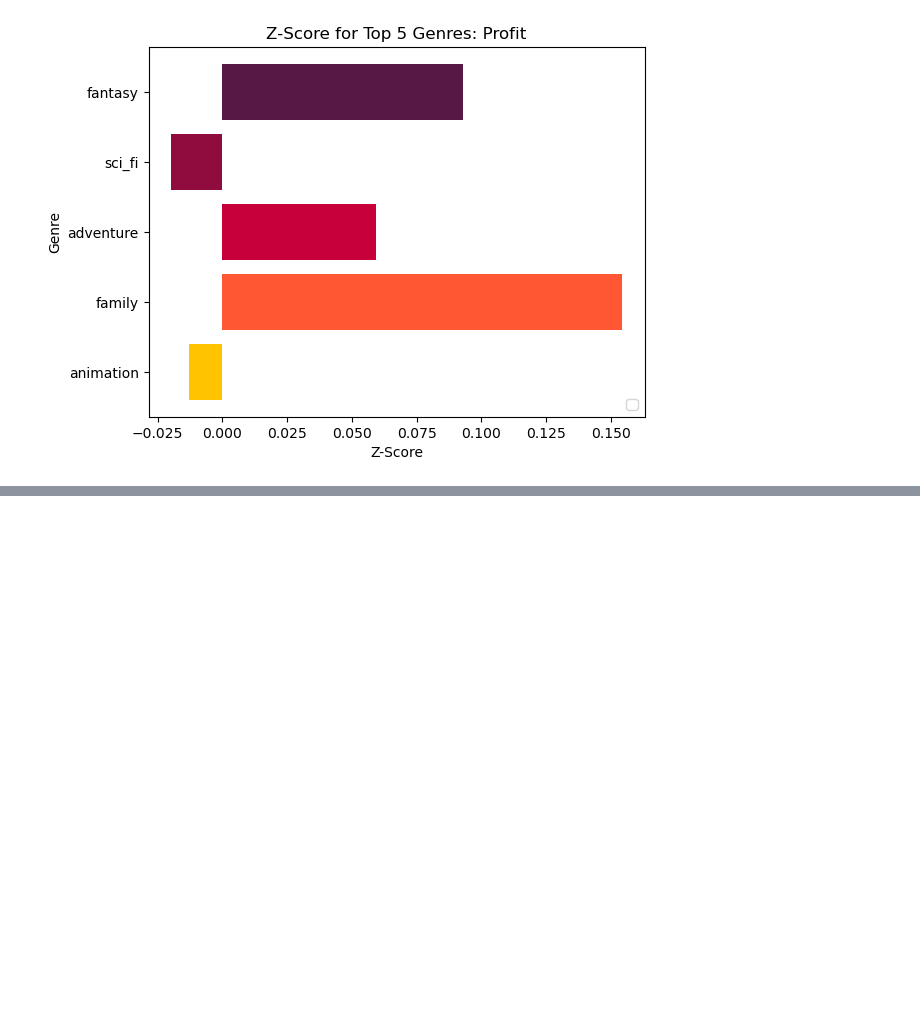
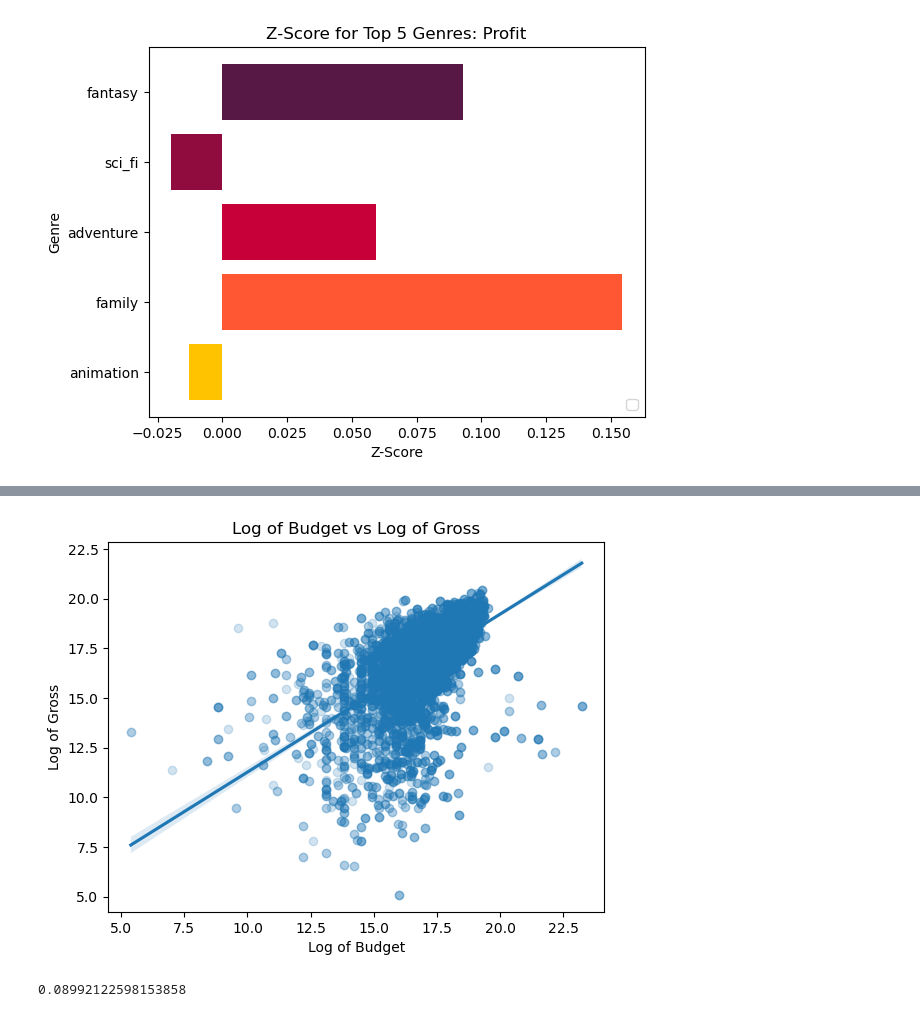
Before and after one commit to diegoschum/Zzzz, a Jupyter notebook: diego_genres.ipynb, the cells around one changed output, grey strips where cells are left out. Drawn from its saved outputs; the diff is of its cells as text; code cells hidden in the pictures; blank space fills up the shorter version.

```diff
--- a/diego_genres.ipynb
+++ b/diego_genres.ipynb
@@ -127,0 +166,15 @@ No artists with labels found to put in legend.  Note that artists whose label st
+# %%
+#scatter plot of log of budget vs log  of gross
+#add trendline
+sns.regplot(x=np.log(df['budget']), y=np.log(df['gross']), data=df, scatter_kws={'alpha':0.2})
+plt.title('Log of Budget vs Log of Gross')
+plt.xlabel('Log of Budget')
+plt.ylabel('Log of Gross')
+plt.show()
+# %% [output]
+[figure, added]
+# %%
+#get corr of plot above
+df.corr()['budget']['gross']
+# %% [output]
+0.08992122598153858
```
Also changed, not shown: parts of 12 cells of this notebook.
